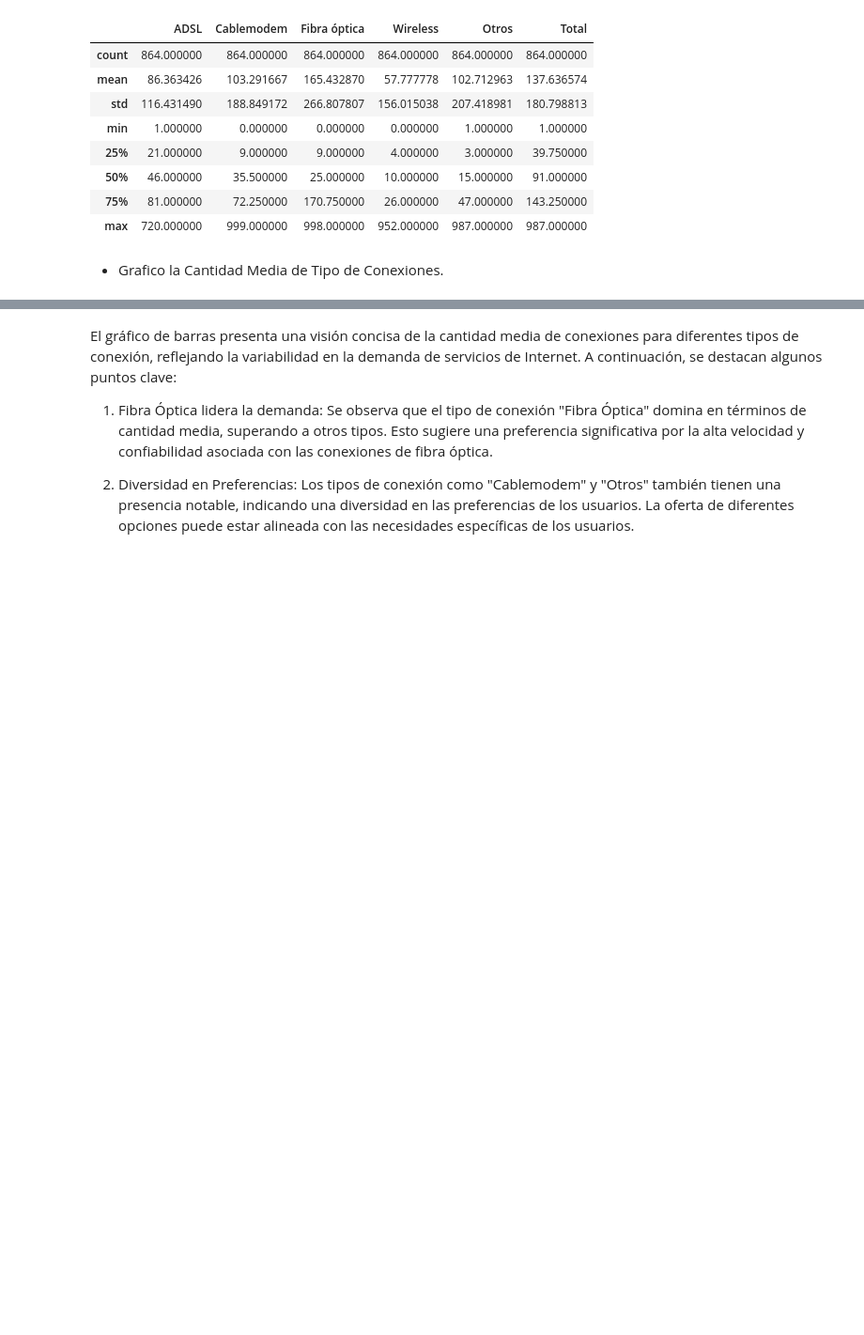
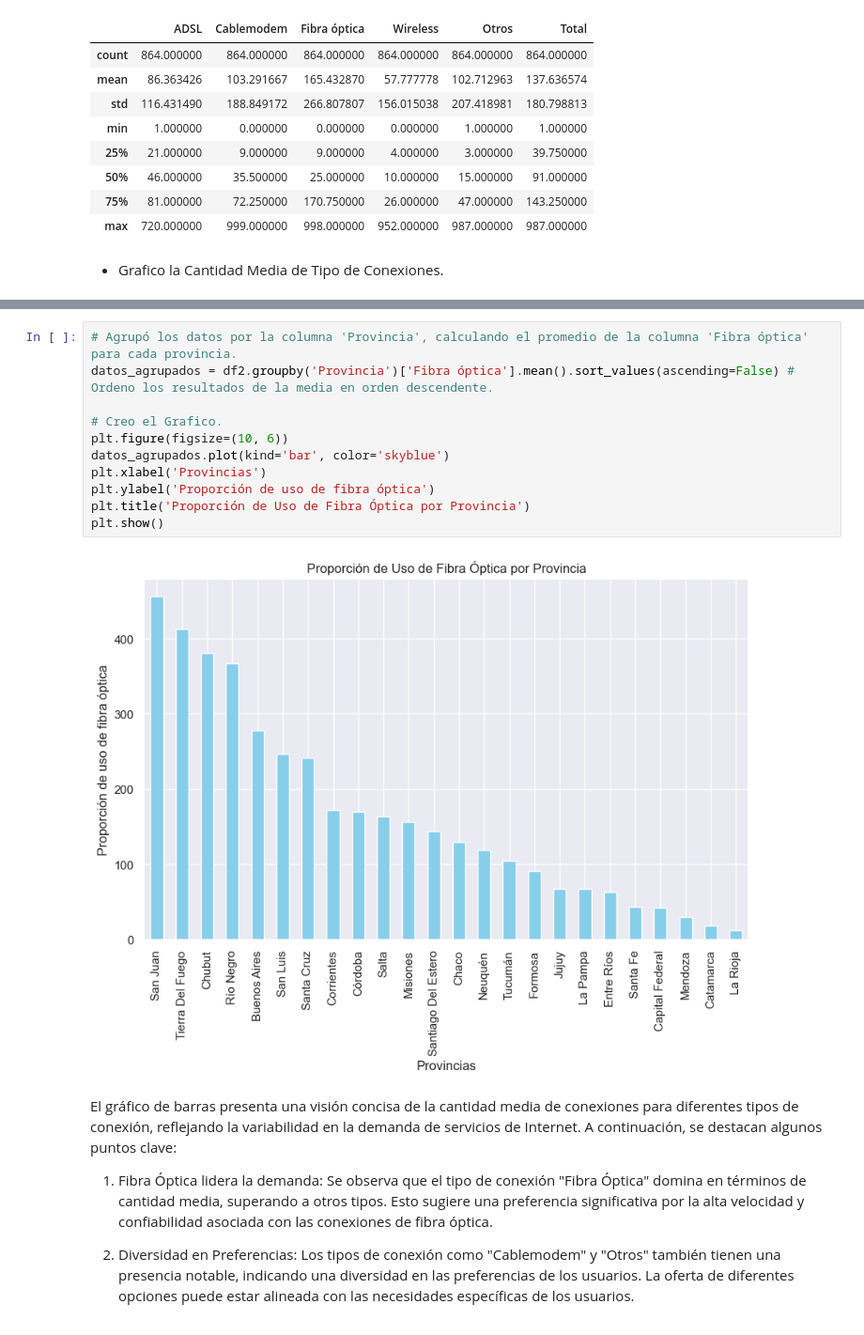
Before and after one commit to Chinaskidev/VecinoNet_Proyecto, a Jupyter notebook: tele_ENACOM_EDA.ipynb, the cells around one changed output, grey strips where cells are left out. Shown at 94% size. Saved outputs shown, nothing was run; the diff lists cells and outputs as text; blank space fills up the shorter version.

```diff
--- a/tele_ENACOM_EDA.ipynb
+++ b/tele_ENACOM_EDA.ipynb
@@ -164,3 +180,16 @@ plt.show()
+# %%
+# Agrupó los datos por la columna 'Provincia', calculando el promedio de la columna 'Fibra óptica' para cada provincia.
+datos_agrupados = df2.groupby('Provincia')['Fibra óptica'].mean().sort_values(ascending=False) # Ordeno los resultados de la media en orden descendente.
+
+# Creo el Grafico.
+plt.figure(figsize=(10, 6))
+datos_agrupados.plot(kind='bar', color='skyblue')
+plt.xlabel('Provincias')
+plt.ylabel('Proporción de uso de fibra óptica')
+plt.title('Proporción de Uso de Fibra Óptica por Provincia')
+plt.show()
+# %% [output]
+[figure, added]
 # %% [markdown]
 El gráfico de barras presenta una visión concisa de la cantidad media de conexiones para diferentes tipos de conexión, reflejando la variabilidad en la demanda de servicios de Internet. A continuación, se destacan algunos puntos clave:
 
```
Also changed, not shown: parts of 39 cells of this notebook.
